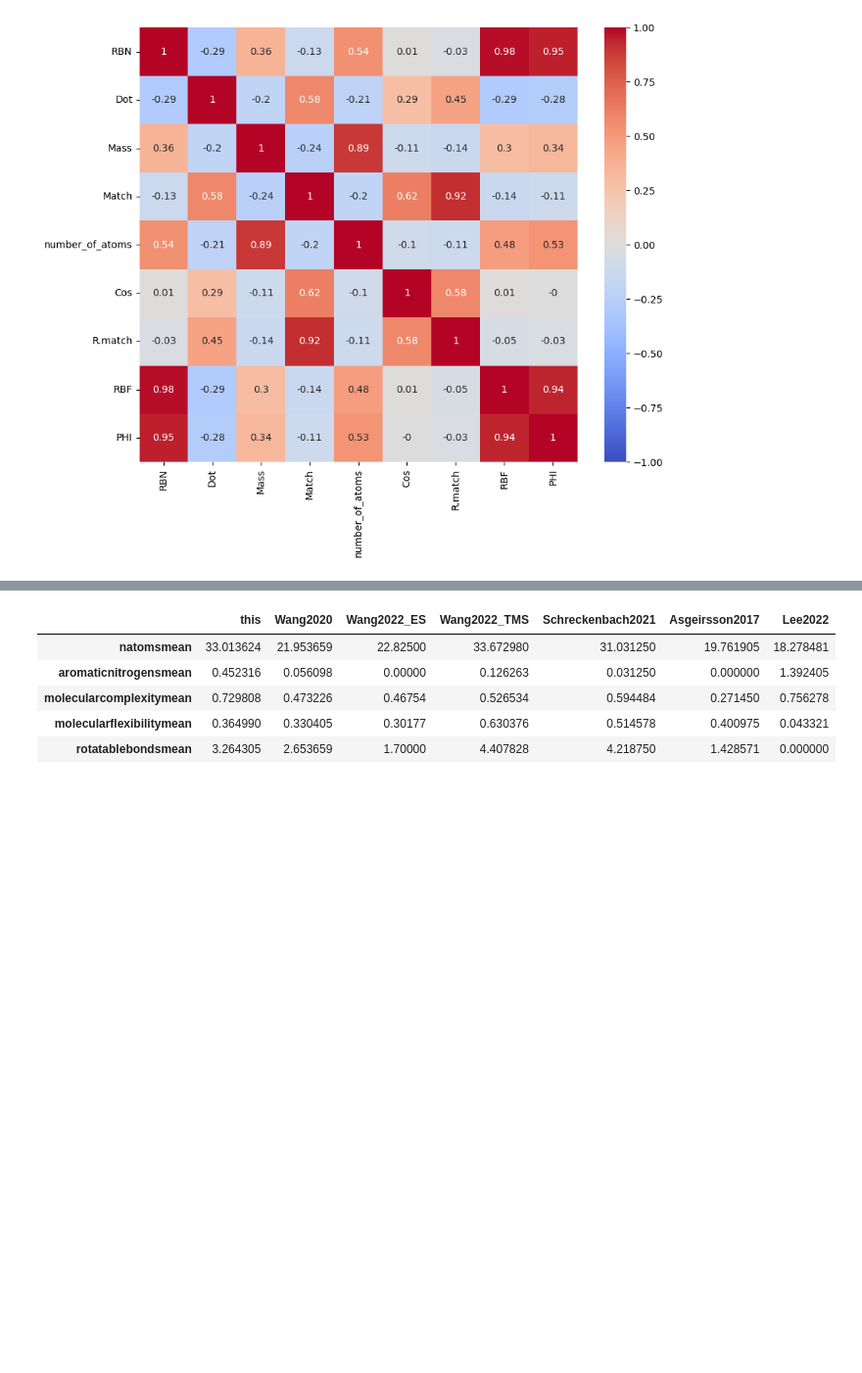
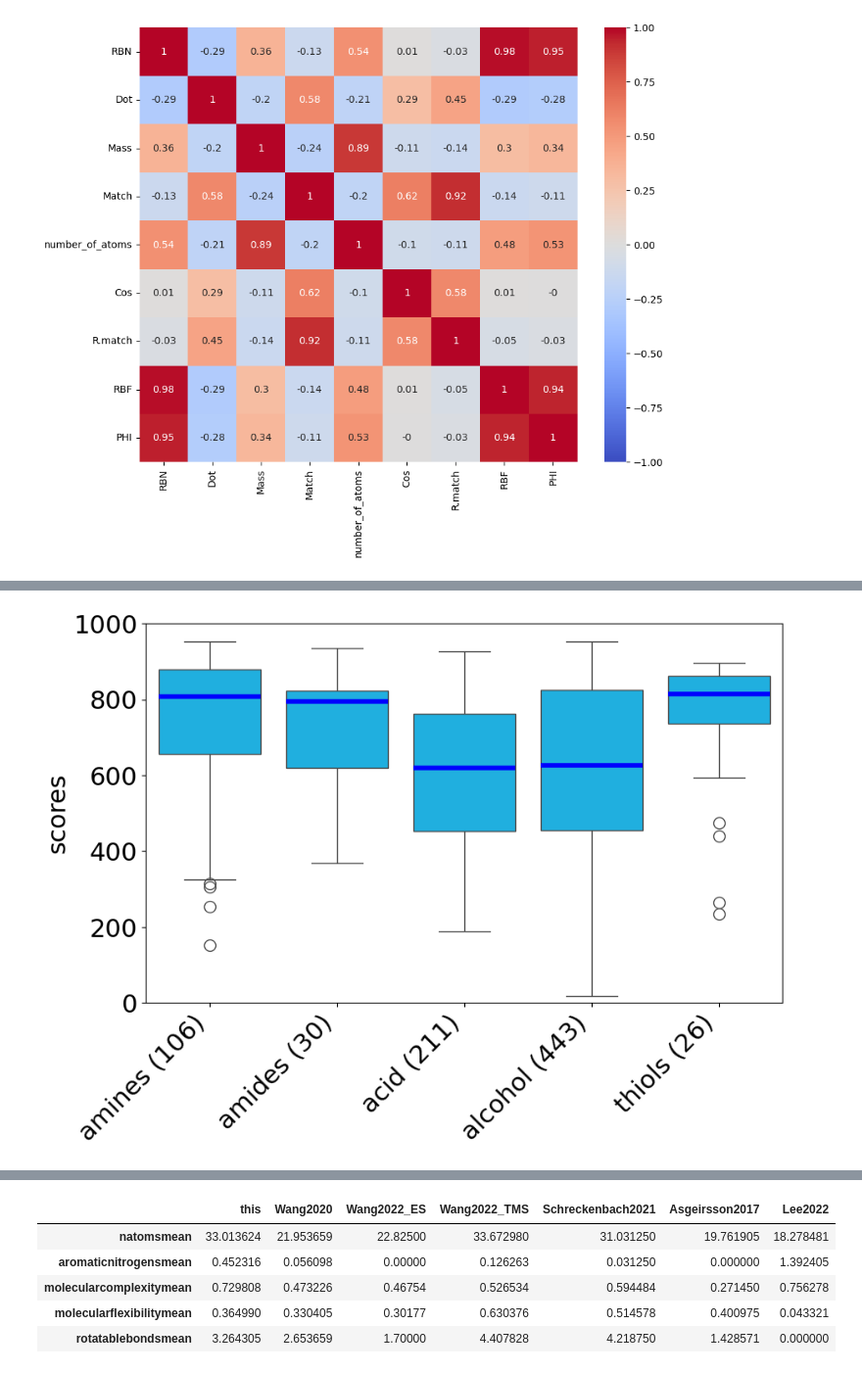
Before and after one commit to RECETOX/ei_spectra_predictions, a Jupyter notebook: analysis/Python_scripts/comparisons.ipynb, the cells around one changed output, grey strips where cells are left out. Shown at 98% size. Saved outputs shown, nothing was run; the diff lists cells and outputs as text; code cells hidden in the pictures; blank space fills up the shorter version.

```diff
--- a/analysis/Python_scripts/comparisons.ipynb
+++ b/analysis/Python_scripts/comparisons.ipynb
@@ -128,3 +92,7 @@ def load_sdf_into_df(filepath:str):
+# %%
+make_simple_boxplot(wang_db_tms, x="superclass", y="Dot").show()
+# %% [output]
+[figure, added]
 # %%
 df_wang2020_db_with_classes = load_sdf_into_df("../data/reference/wang2020/3411.sdf")
 wang_db_merged = df_wang2020_db_with_classes.set_index("inchikey").join(wang_db.set_index("Inchikey "))[["superclass","class","subclass","Dot"]].dropna()
```
Also changed, not shown: parts of 11 cells of this notebook, 5 other files.
